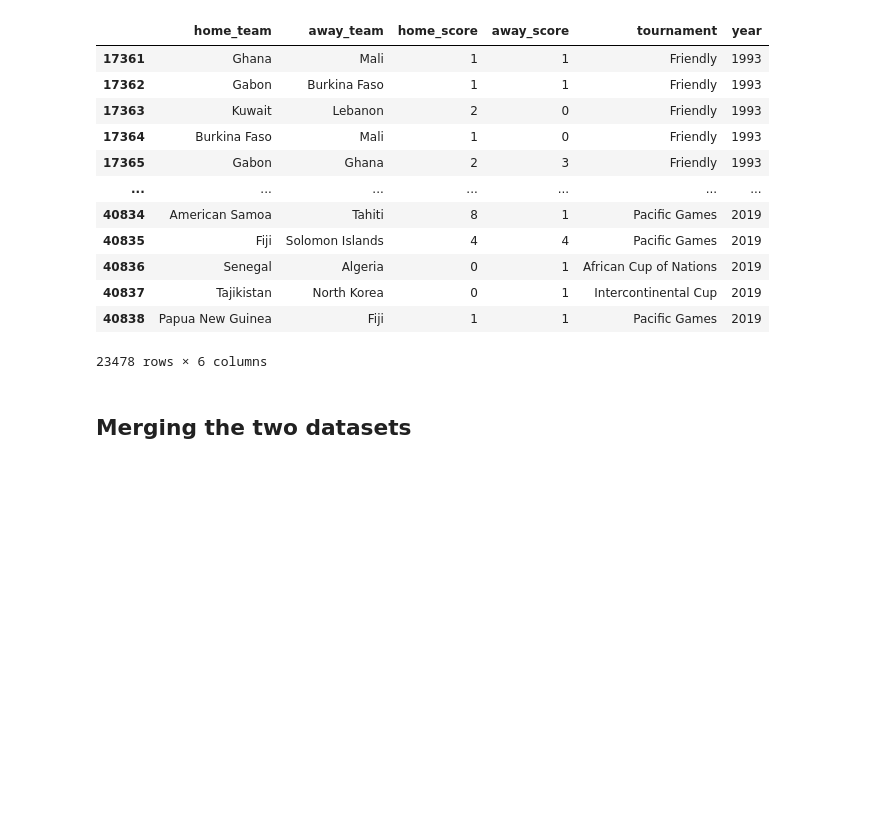
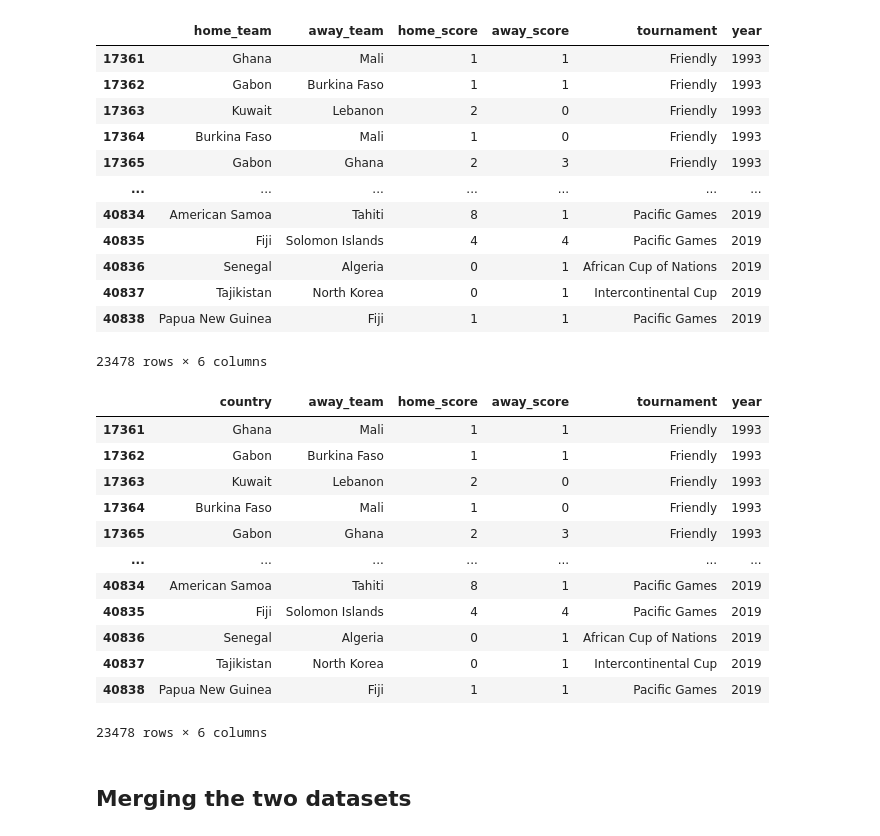
Before and after one commit to mbururyan/Football-match-predictor, a Jupyter notebook: scores_regression.ipynb, the cells around one changed output. Cells and saved outputs as stored; diff of their text form; code cells hidden in the pictures; blank space fills up the shorter version.

```diff
--- a/scores_regression.ipynb
+++ b/scores_regression.ipynb
@@ -320,5 +342,23 @@ new_results
 | 40837 | Tajikistan | North Korea | 0 | 1 | Intercontinental Cup | 2019 |
 | 40838 | Papua New Guinea | Fiji | 1 | 1 | Pacific Games | 2019 |
 23478 rows × 6 columns
+# %%
+# rename home team name for merging
+new_results.rename(columns={'home_team' : 'country'}, inplace=True)
+new_results
+# %% [output]
+|  | country | away_team | home_score | away_score | tournament | year |
+| 17361 | Ghana | Mali | 1 | 1 | Friendly | 1993 |
+| 17362 | Gabon | Burkina Faso | 1 | 1 | Friendly | 1993 |
+| 17363 | Kuwait | Lebanon | 2 | 0 | Friendly | 1993 |
+| 17364 | Burkina Faso | Mali | 1 | 0 | Friendly | 1993 |
+| 17365 | Gabon | Ghana | 2 | 3 | Friendly | 1993 |
+| ... | ... | ... | ... | ... | ... | ... |
+| 40834 | American Samoa | Tahiti | 8 | 1 | Pacific Games | 2019 |
+| 40835 | Fiji | Solomon Islands | 4 | 4 | Pacific Games | 2019 |
+| 40836 | Senegal | Algeria | 0 | 1 | African Cup of Nations | 2019 |
+| 40837 | Tajikistan | North Korea | 0 | 1 | Intercontinental Cup | 2019 |
+| 40838 | Papua New Guinea | Fiji | 1 | 1 | Pacific Games | 2019 |
+23478 rows × 6 columns
 # %% [markdown]
 ## Merging the two datasets
```
Also changed, not shown: parts of 7 cells of this notebook, 4 other files.
